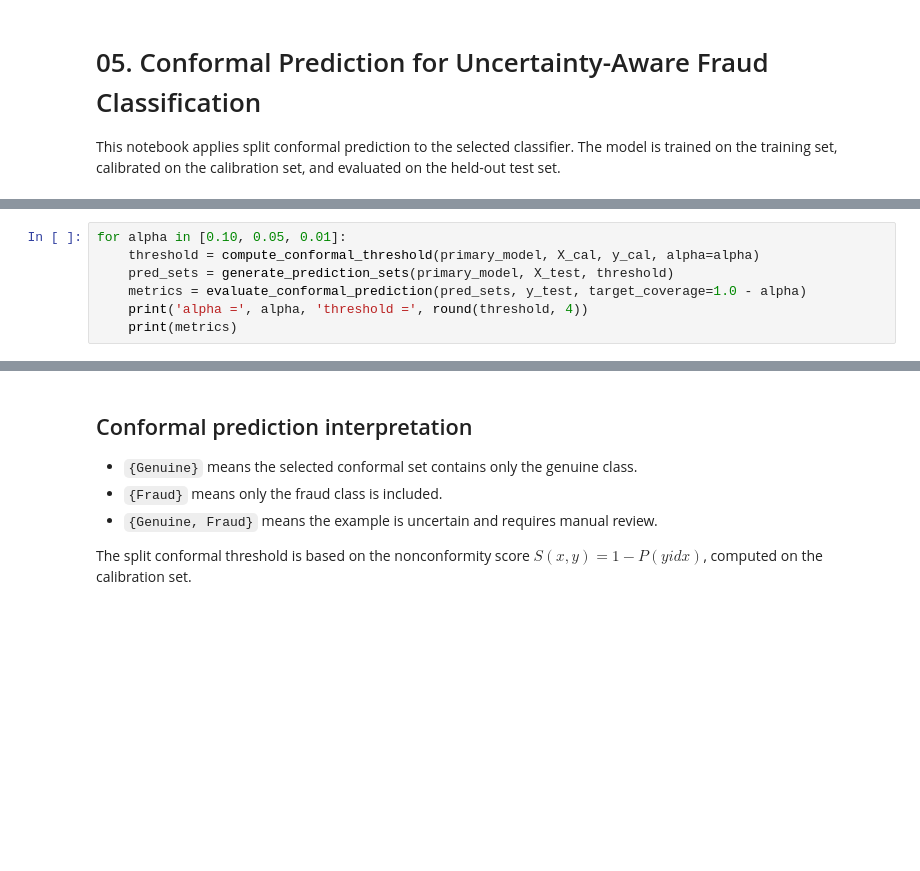
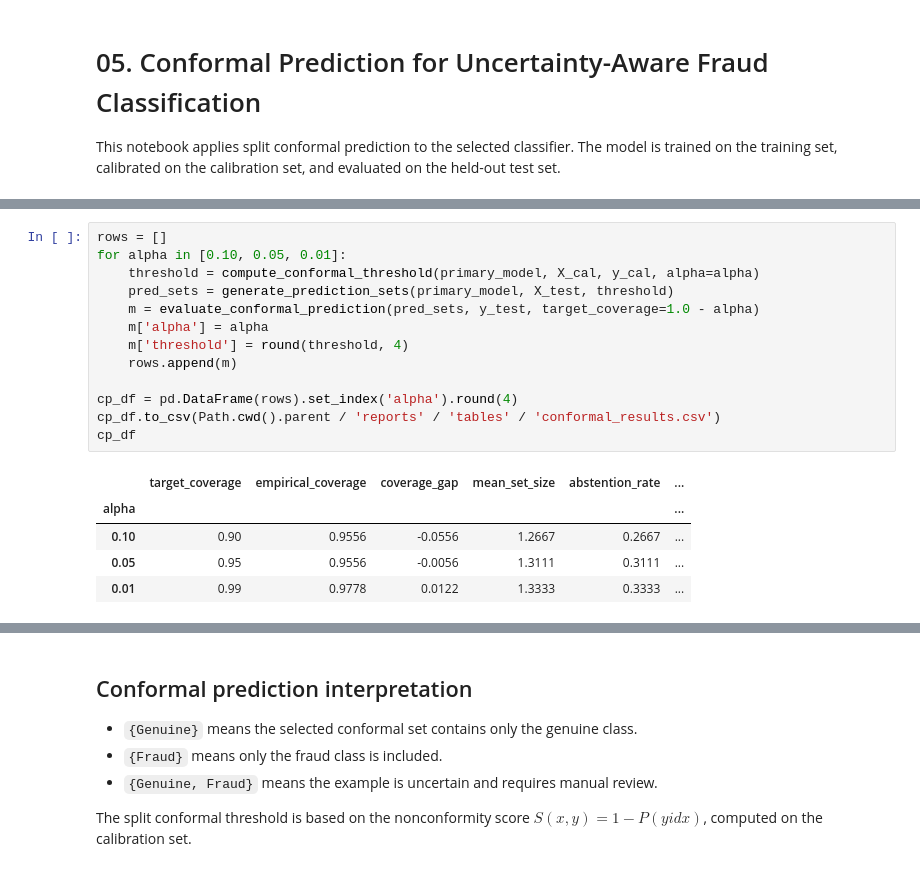
Before and after one commit to ShivamKawatra/UPI-Fraud-Detection-System, a Jupyter notebook: notebooks/05_conformal_prediction.ipynb, the cells around one changed output, grey strips where cells are left out. Saved outputs shown, nothing was run; the diff lists cells and outputs as text; blank space fills up the shorter version.

```diff
--- a/notebooks/05_conformal_prediction.ipynb
+++ b/notebooks/05_conformal_prediction.ipynb
@@ -21,7 +23,19 @@ print('Selected primary model:', primary_name)
 # %%
+rows = []
 for alpha in [0.10, 0.05, 0.01]:
     threshold = compute_conformal_threshold(primary_model, X_cal, y_cal, alpha=alpha)
     pred_sets = generate_prediction_sets(primary_model, X_test, threshold)
-    metrics = evaluate_conformal_prediction(pred_sets, y_test, target_coverage=1.0 - alpha)
-    print('alpha =', alpha, 'threshold =', round(threshold, 4))
-    print(metrics)
+    m = evaluate_conformal_prediction(pred_sets, y_test, target_coverage=1.0 - alpha)
+    m['alpha'] = alpha
+    m['threshold'] = round(threshold, 4)
+    rows.append(m)
+
+cp_df = pd.DataFrame(rows).set_index('alpha').round(4)
+cp_df.to_csv(Path.cwd().parent / 'reports' / 'tables' / 'conformal_results.csv')
+cp_df
+# %% [output]
+|  | target_coverage | empirical_coverage | coverage_gap | mean_set_size | abstention_rate | ... |
+| alpha |  |  |  |  |  | ... |
+| 0.10 | 0.90 | 0.9556 | -0.0556 | 1.2667 | 0.2667 | ... |
+| 0.05 | 0.95 | 0.9556 | -0.0056 | 1.3111 | 0.3111 | ... |
+| 0.01 | 0.99 | 0.9778 | 0.0122 | 1.3333 | 0.3333 | ... |
```
Also changed, not shown: parts of 2 cells of this notebook, 7 other files.
